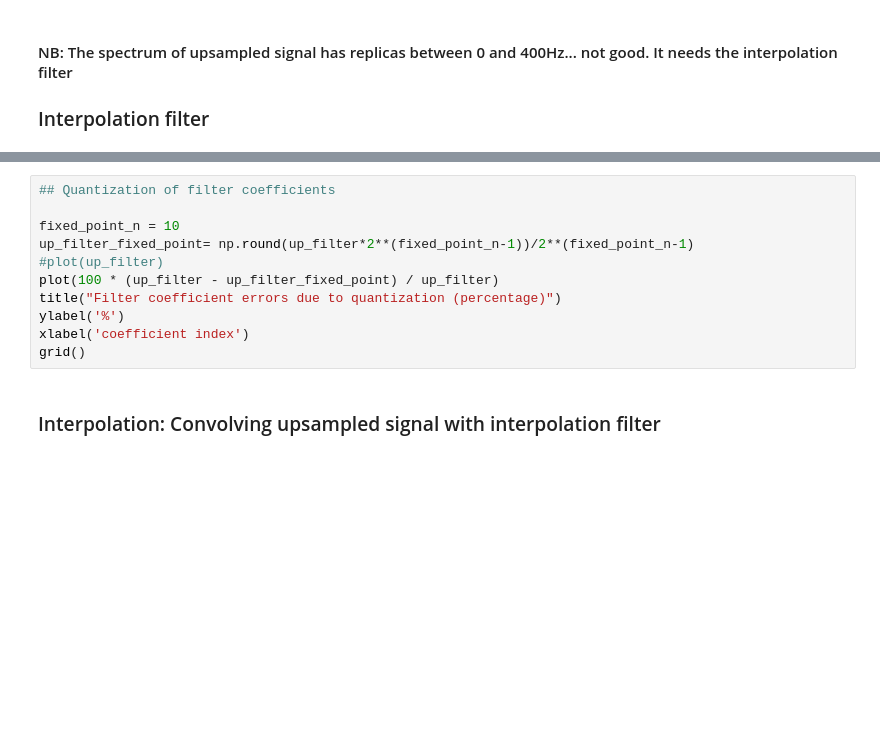
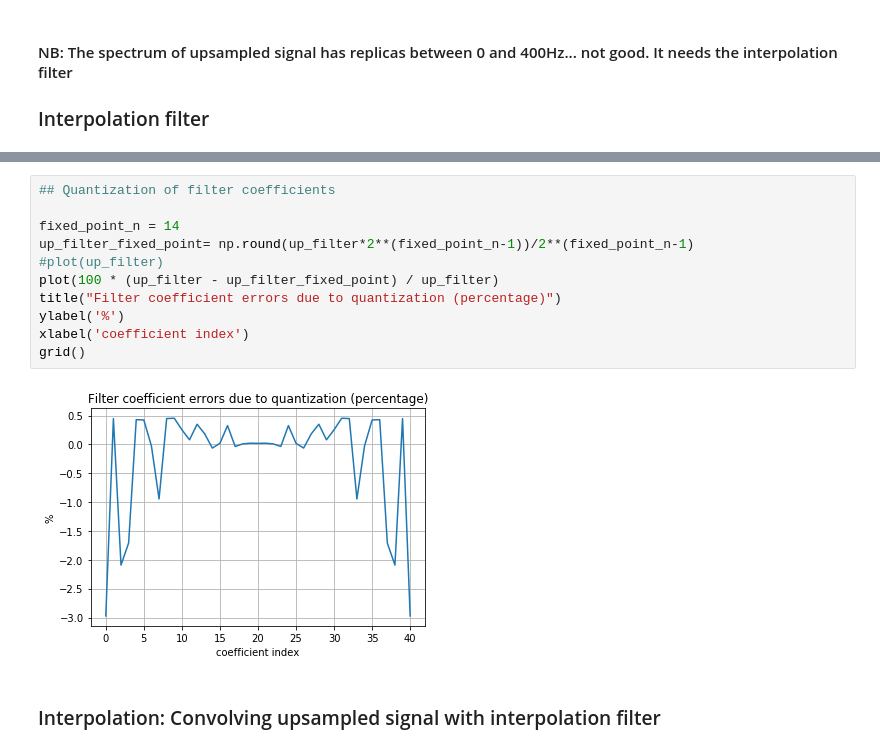
Before and after one commit to Strato75/DSP, a Jupyter notebook: Interpolation_Basics.ipynb, the cells around one changed output, grey strips where cells are left out. Cells and saved outputs as stored; diff of their text form; blank space fills up the shorter version.

```diff
--- a/Interpolation_Basics.ipynb
+++ b/Interpolation_Basics.ipynb
@@ -155,14 +168,16 @@ ax2.axis('tight')
 # %%
 ## Quantization of filter coefficients
 
-fixed_point_n = 10
+fixed_point_n = 14
 up_filter_fixed_point= np.round(up_filter*2**(fixed_point_n-1))/2**(fixed_point_n-1)
 #plot(up_filter)
 plot(100 * (up_filter - up_filter_fixed_point) / up_filter)
 title("Filter coefficient errors due to quantization (percentage)")
 ylabel('%')
 xlabel('coefficient index')
 grid()
+# %% [output]
+[figure, added]
 # %% [markdown]
 ### Interpolation: Convolving upsampled signal with interpolation filter
 # %%
```
Also changed, not shown: parts of 6 cells of this notebook.
